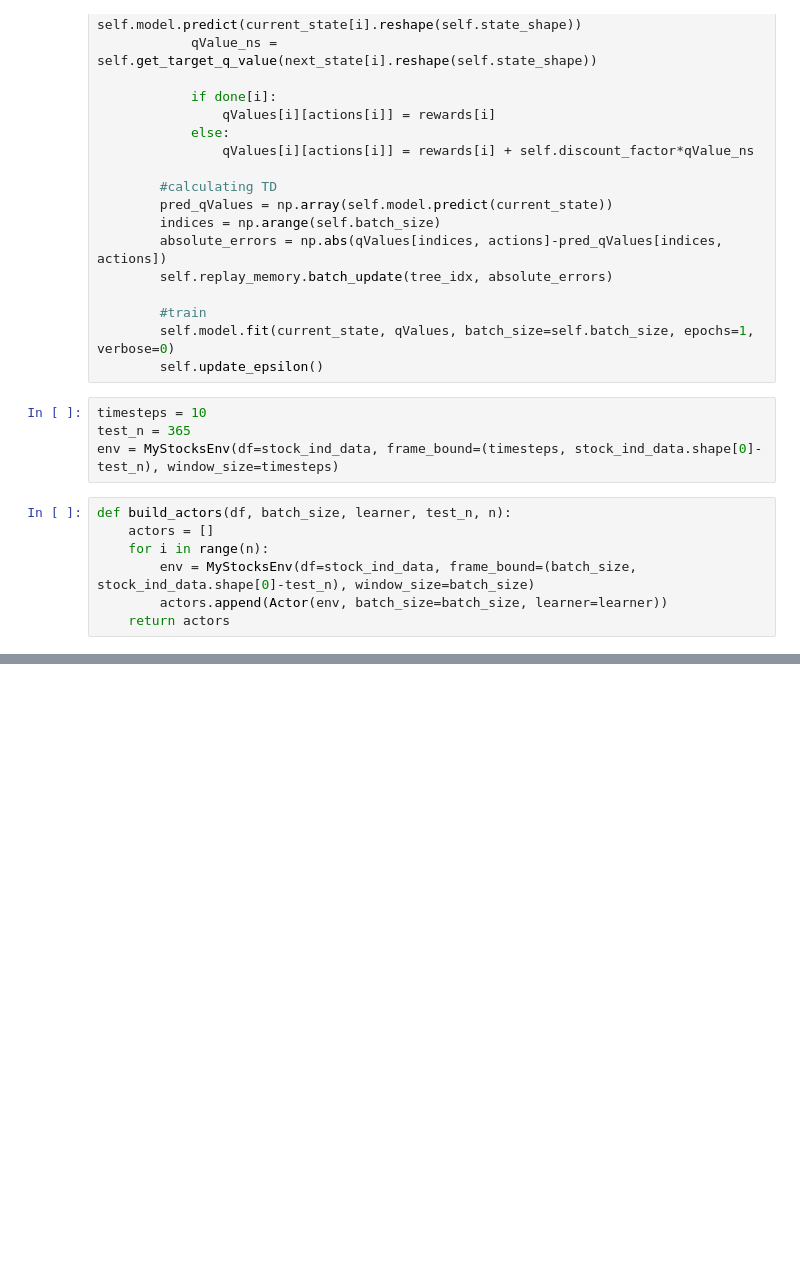
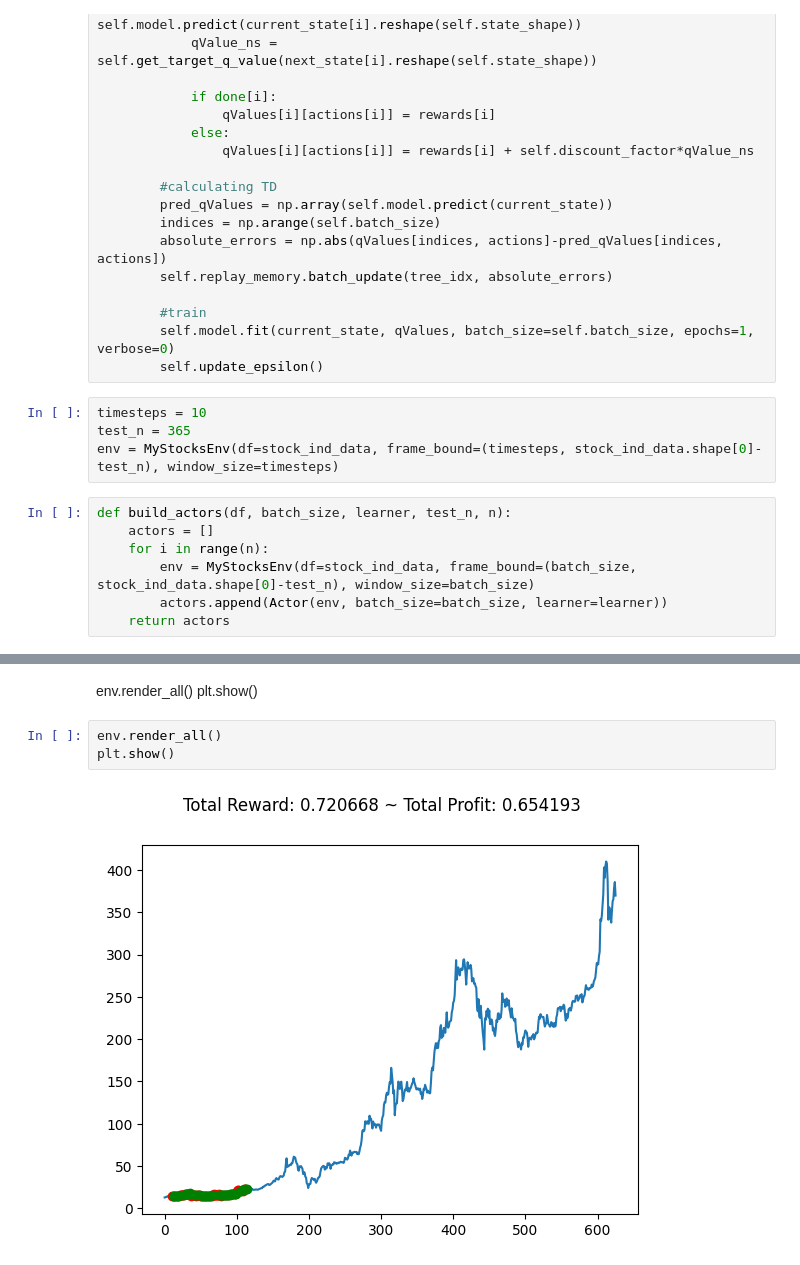
Before and after one commit to Vaishnav2606/Trading_RL, a Jupyter notebook: main.ipynb, the cells around one changed output, grey strips where cells are left out. Drawn from its saved outputs; the diff is of its cells as text; blank space fills up the shorter version.

```diff
--- a/main.ipynb
+++ b/main.ipynb
@@ -460,0 +459,8 @@ for e in range(episodes):
+# %% [markdown]
+env.render_all()
+plt.show()
+# %%
+env.render_all()
+plt.show()
+# %% [output]
+[figure, added]
```
Also changed, not shown: parts of 2 cells of this notebook.
